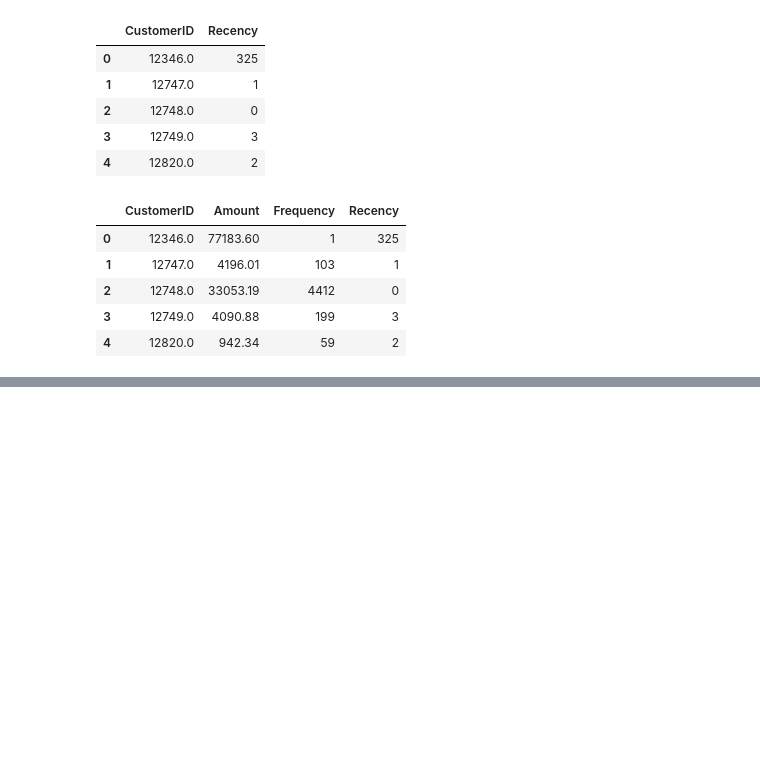
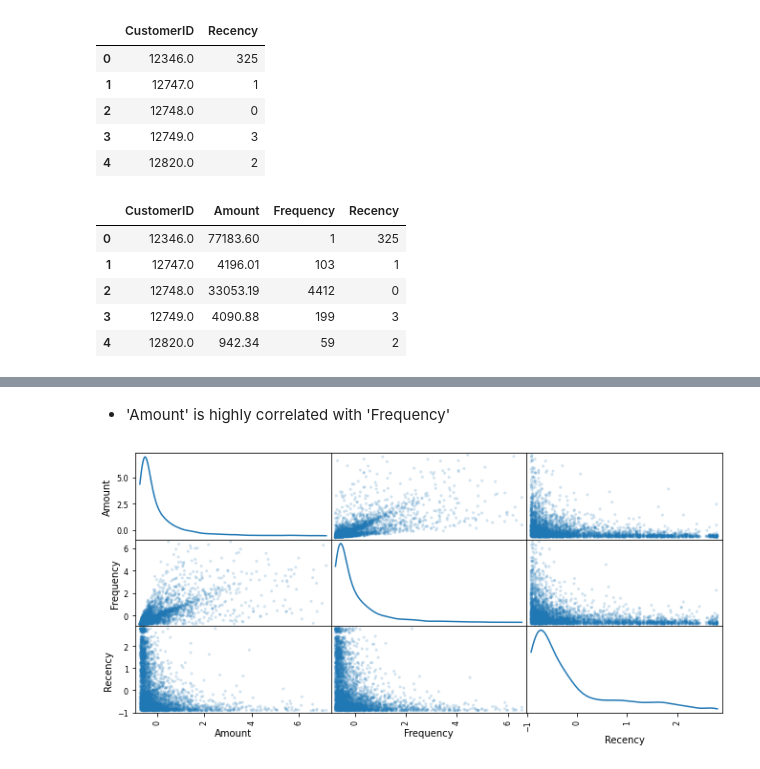
Before and after one commit to omajipawar/Online-Retail-Customer-Segmentation, a Jupyter notebook: Online_Retail_Customer_Segmentation_(Omaji_Pawar).ipynb, the cells around one changed output, grey strips where cells are left out. Drawn from its saved outputs; the diff is of its cells as text; code cells hidden in the pictures; blank space fills up the shorter version.

```diff
--- a/Online_Retail_Customer_Segmentation_(Omaji_Pawar).ipynb
+++ b/Online_Retail_Customer_Segmentation_(Omaji_Pawar).ipynb
@@ -439,0 +513,10 @@ rfm.head()
+# %% [markdown]
+
+
+*   'Amount' is highly correlated with 'Frequency'
+# %%
+# Produce a scatter matrix for each pair of features in the data
+from pandas.plotting import scatter_matrix
+scatter_matrix(rfm_df_scaled, alpha = 0.2, figsize = (11,5), diagonal = 'kde');
+# %% [output]
+[figure, added]
```
Also changed, not shown: parts of 15 cells of this notebook.
